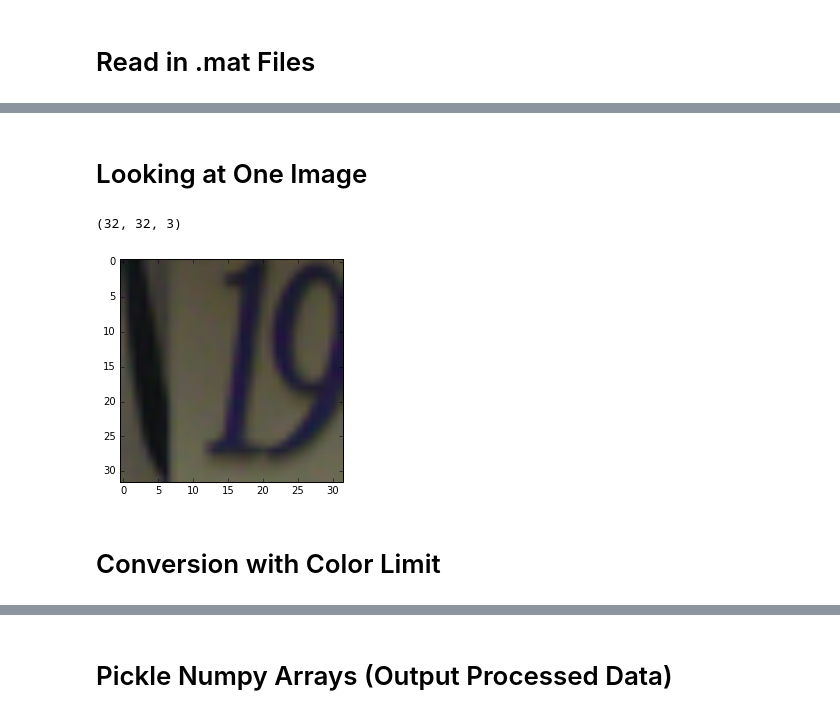
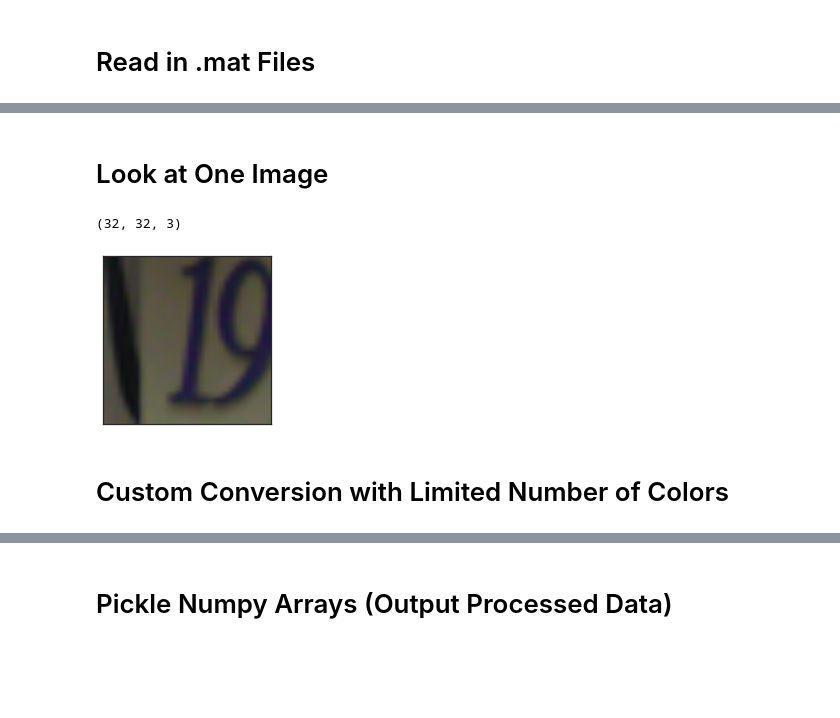
Before and after one commit to bryantbiggs/mcnulty-03, a Jupyter notebook: preprocess.ipynb, the cells around one changed output, grey strips where cells are left out. Saved outputs shown, nothing was run; the diff lists cells and outputs as text; code cells hidden in the pictures; blank space fills up the shorter version.

```diff
--- a/preprocess.ipynb
+++ b/preprocess.ipynb
@@ -1,9 +1,11 @@
 # %%
 %matplotlib inline
 import matplotlib.pyplot as plt
-import matplotlib.image as mpimg
 
-import random
+import os
+import urllib.request
+
+import operator
 from collections import Counter
 
 ### USE OpenCV KERNEL ###
@@ -11,8 +13,17 @@ import cv2
 import numpy as np
 from scipy.io import loadmat
 
-import urllib.request
-import os
+from sklearn.decomposition import PCA
+
+# default plot stying changes
+import seaborn as sns
+sns.set_style("white")
+sns.set_context("poster", font_scale=1.25, rc={"lines.linewidth": 2.5})
+sns.set_palette("Set2")
+colors = sns.color_palette('Set2',12)
+
+import warnings
+warnings.filterwarnings('ignore')
 # %% [markdown]
 # Download Data Sets
 # %%
@@ -39,19 +54,21 @@ for file in files:
 # %%
 # limit number of data points
-lim_train = 1000
-lim_test = 100
+mod = 0.1 # percent
+lim_train = round(73257*mod) #73,257total
+lim_test = round(26032*mod) #26,032 total
+lim_extra = 1 #531,131
 
 # train data
-train_data = loadmat('original_data/train_32x32.mat', variable_names='X').get('X')[:,:,:,:lim_train]
-train_labels = loadmat('original_data/train_32x32.mat', variable_names='y').get('y')[:lim_train]
+train_data = loadmat(orig_dir+'/train_32x32.mat', variable_names='X').get('X')[:,:,:,:lim_train]
+train_labels = loadmat(orig_dir+'/train_32x32.mat', variable_names='y').get('y')[:lim_train]
 
 # test data
-test_data = loadmat('original_data/test_32x32.mat', variable_names='X').get('X')[:,:,:,:lim_test]
-test_labels = loadmat('original_data/test_32x32.mat', variable_names='y').get('y')[:lim_test]
+test_data = loadmat(orig_dir+'/test_32x32.mat', variable_names='X').get('X')[:,:,:,:lim_test]
+test_labels = loadmat(orig_dir+'/test_32x32.mat', variable_names='y').get('y')[:lim_test]
 
 # additional data for training
-#extra_data = loadmat('original_data/extra_32x32.mat', variable_names='X').get('X')[:,:,:,:1]
-#extra_labels = loadmat('original_data/extra_32x32.mat', variable_names='y').get('y')[:1]
+#extra_data = loadmat(orig_dir+'/extra_32x32.mat', variable_names='X').get('X')[:,:,:,:1]
+#extra_labels = loadmat(orig_dir+'/extra_32x32.mat', variable_names='y').get('y')[:1]
 # %%
 print('Training data shape: {0} | Training labels shape: {1}'.format(train_data.shape, train_labels.shape))
 print('Testing data shape:  {0}  | Testing labels shape:  {1}'.format(test_data.shape, test_labels.shape))
@@ -77,16 +144,19 @@ Testing data shape:  (100, 32, 32, 3)  | Testing labels shape:  (100,)
 # %% [markdown]
-# Looking at One Image
+# Look at One Image
 # %%
 one_img = train_data[:,:,:,:][0]
 one_img.shape
 # %% [output]
 (32, 32, 3)
-# %%
-imgplot = plt.imshow(one_img)
-# %% [output]
-[figure, removed]
+# %%
+fig = plt.gcf()
+fig.set_size_inches(3, 3)
+plt.xticks([]),plt.yticks([])
+_ = plt.imshow(one_img)
+# %% [output]
+[figure, added]
 # %% [markdown]
-# Conversion with Color Limit
+# Custom Conversion with Limited Number of Colors
 # %%
 def gray_conv(image, num_shades):
     '''
```
Also changed, not shown: parts of 47 cells of this notebook.
